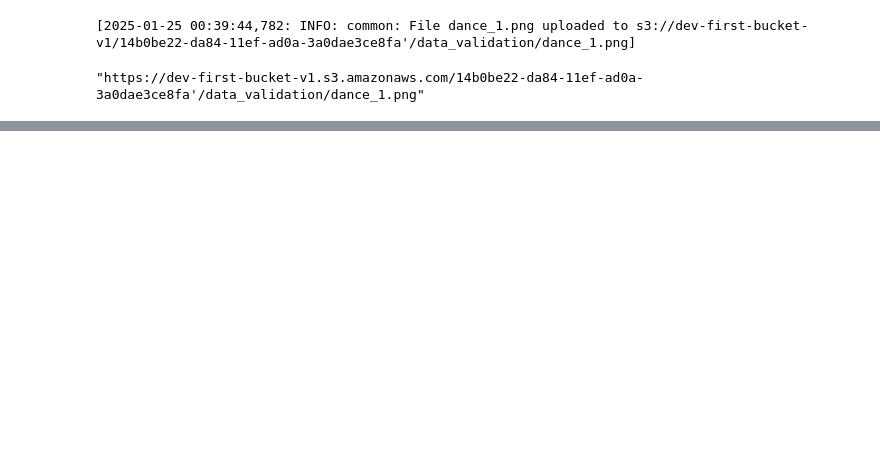
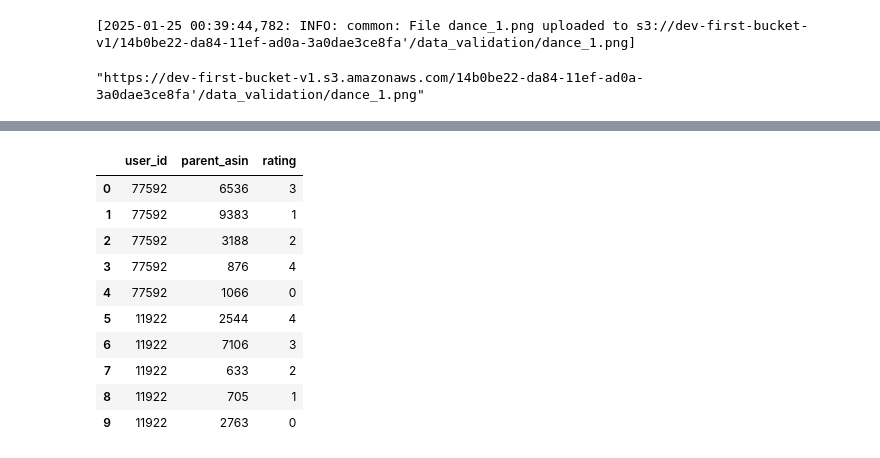
Before and after one commit to tirthankar1710/Real-Time-Recommendation, a Jupyter notebook: ml_recco.ipynb, the cells around one changed output, grey strips where cells are left out. Cells and saved outputs as stored; diff of their text form; code cells hidden in the pictures; blank space fills up the shorter version.

```diff
--- a/ml_recco.ipynb
+++ b/ml_recco.ipynb
@@ -740,0 +691,55 @@ join("/Volumes/TirthankarSSD/MLOPS/capstone_recommendation/ml_recommendation_v3/
+# %%
+import json
+
+with open("50c25210-3182-423a-85f9-73df216516b6.json", "r") as file:
+    data = json.load(file)
+
+data = pd.DataFrame(data)
+data = data.astype(np.int64)
+data = data.rename(
+    columns={"product_id": "parent_asin",
+        "feedback": "rating"}
+)
+# %%
+def read_json_files_to_dataframe(folder_path):
+    """
+    Reads all JSON files in a folder and converts them to a single DataFrame.
+
+    Args:
+        folder_path (str): The path to the folder containing JSON files.
+
+    Returns:
+        pd.DataFrame: A DataFrame containing the data from all JSON files.
+    """
+    # List all JSON files in the folder
+    json_files = [f for f in os.listdir(folder_path) if f.endswith('.json')]
+
+    # Read each JSON file into a DataFrame and append to the list
+    json_list = []
+    for json_file in json_files:
+        file_path = os.path.join(folder_path, json_file)
+        json_df = pd.read_json(file_path)
+        json_list.append(json_df)
+    # Concatenate all DataFrames into a single DataFrame
+    combined_df = pd.concat(json_list, ignore_index=True)
+    combined_df = combined_df.astype(np.int64)
+    combined_df = combined_df.rename(
+        columns={"product_id": "parent_asin",
+            "feedback": "rating"}
+    )
+    return combined_df
+
+x = read_json_files_to_dataframe("local-user-folder")
+x
+# %% [output]
+|  | user_id | parent_asin | rating |
+| 0 | 77592 | 6536 | 3 |
+| 1 | 77592 | 9383 | 1 |
+| 2 | 77592 | 3188 | 2 |
+| 3 | 77592 | 876 | 4 |
+| 4 | 77592 | 1066 | 0 |
+| 5 | 11922 | 2544 | 4 |
+| 6 | 11922 | 7106 | 3 |
+| 7 | 11922 | 633 | 2 |
+| 8 | 11922 | 705 | 1 |
+| 9 | 11922 | 2763 | 0 |
```
Also changed, not shown: parts of 27 cells of this notebook, 7 other files.
